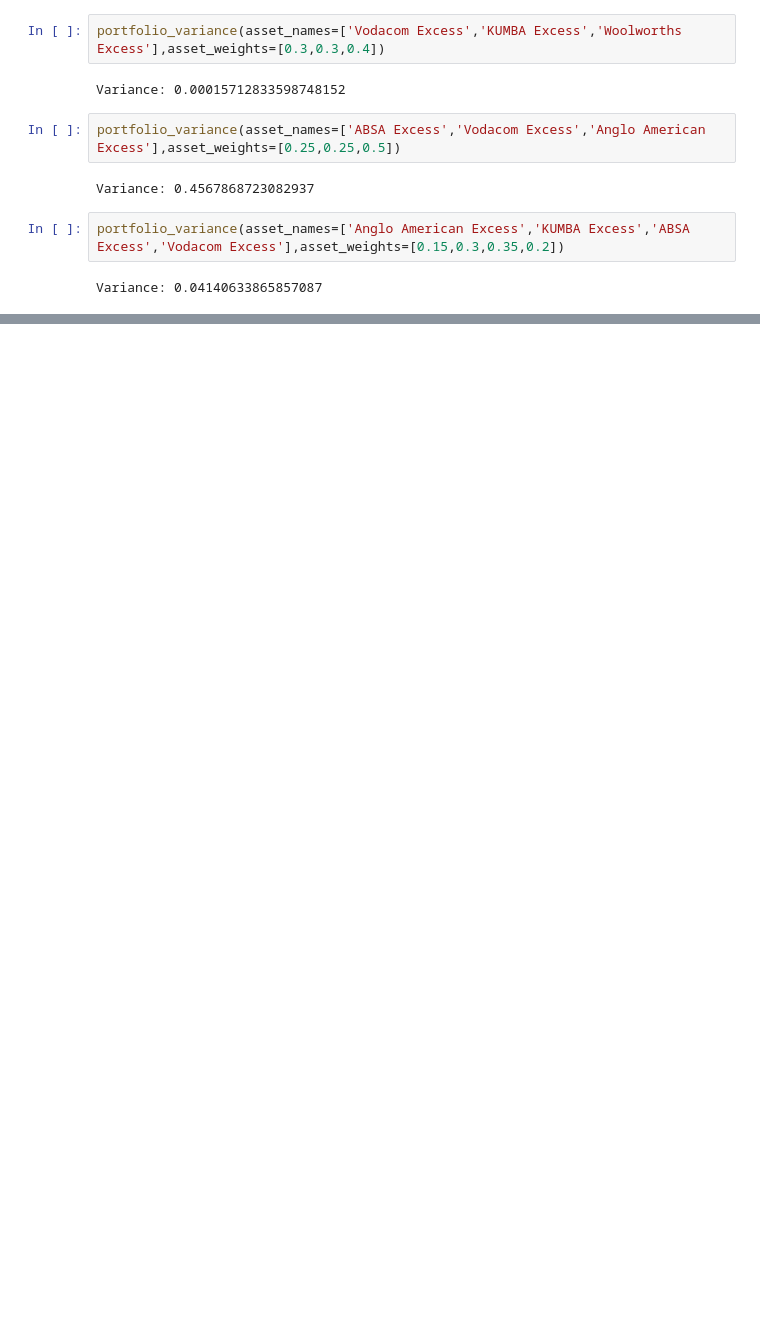
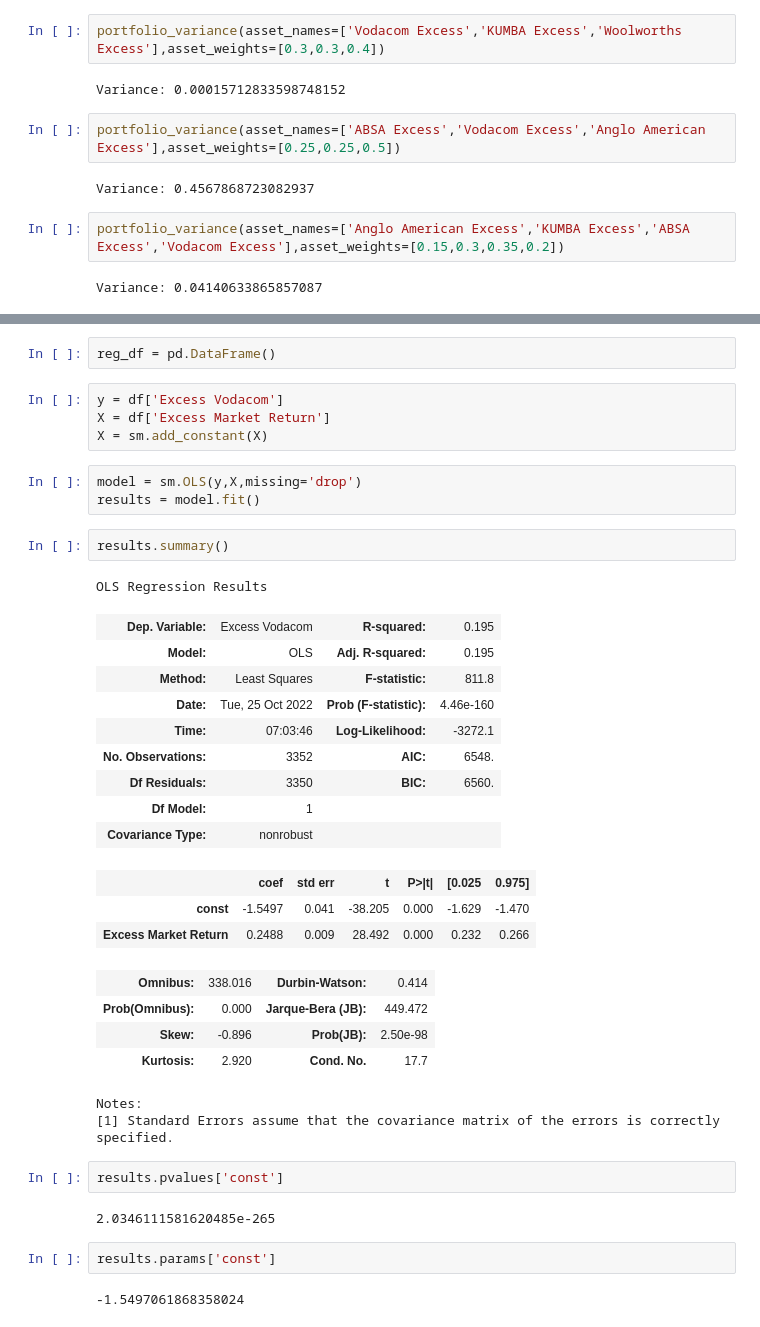
Before and after one commit to CRFisher/various-finance-python-exercises, a Jupyter notebook: Finance Exam/main.ipynb, the cells around one changed output, grey strips where cells are left out. Cells and saved outputs as stored; diff of their text form; blank space fills up the shorter version.

```diff
--- a/Finance Exam/main.ipynb
+++ b/Finance Exam/main.ipynb
@@ -188,0 +243,39 @@ Variance: 0.04140633865857087
+# %%
+reg_df = pd.DataFrame()
+# %%
+y = df['Excess Vodacom']
+X = df['Excess Market Return']
+X = sm.add_constant(X)
+# %%
+model = sm.OLS(y,X,missing='drop')
+results = model.fit()
+# %%
+results.summary()
+# %% [output]
+OLS Regression Results
+| Dep. Variable: | Excess Vodacom | R-squared: | 0.195 |
+| Model: | OLS | Adj. R-squared: | 0.195 |
+| Method: | Least Squares | F-statistic: | 811.8 |
+| Date: | Tue, 25 Oct 2022 | Prob (F-statistic): | 4.46e-160 |
+| Time: | 07:03:46 | Log-Likelihood: | -3272.1 |
+| No. Observations: | 3352 | AIC: | 6548. |
+| Df Residuals: | 3350 | BIC: | 6560. |
+| Df Model: | 1 |  |  |
+| Covariance Type: | nonrobust |  |  |
+|  | coef | std err | t | P>|t| | [0.025 | 0.975] |
+| const | -1.5497 | 0.041 | -38.205 | 0.000 | -1.629 | -1.470 |
+| Excess Market Return | 0.2488 | 0.009 | 28.492 | 0.000 | 0.232 | 0.266 |
+| Omnibus: | 338.016 | Durbin-Watson: | 0.414 |
+| Prob(Omnibus): | 0.000 | Jarque-Bera (JB): | 449.472 |
+| Skew: | -0.896 | Prob(JB): | 2.50e-98 |
+| Kurtosis: | 2.920 | Cond. No. | 17.7 |
+Notes:
+[1] Standard Errors assume that the covariance matrix of the errors is correctly specified.
+# %%
+results.pvalues['const']
+# %% [output]
+2.0346111581620485e-265
+# %%
+results.params['const']
+# %% [output]
+-1.5497061868358024
```
Also changed, not shown: parts of 9 cells of this notebook.
